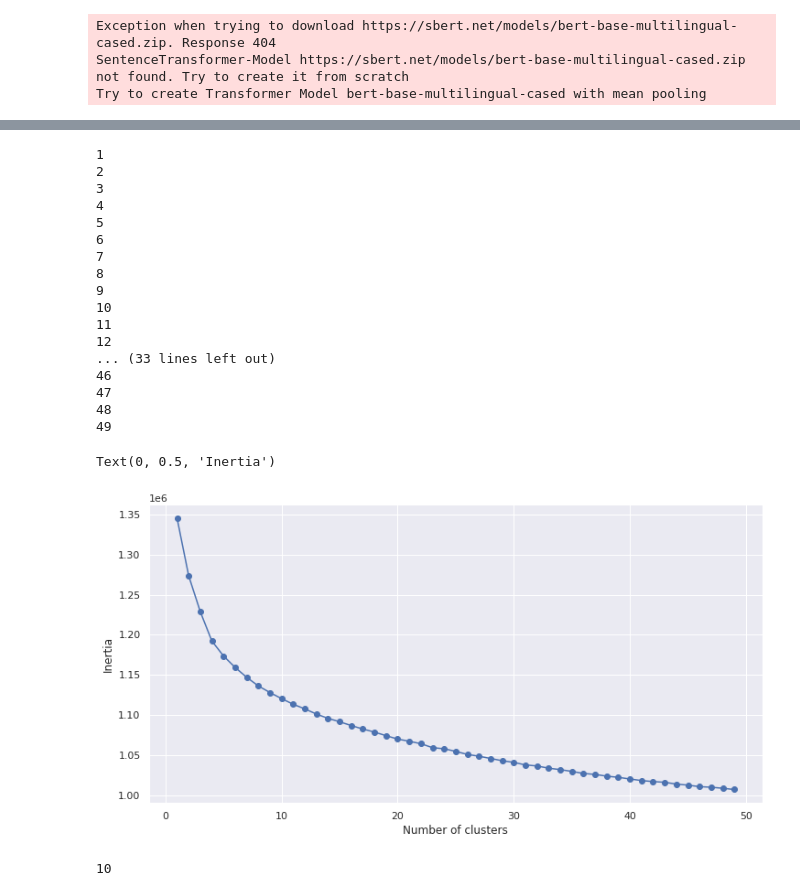
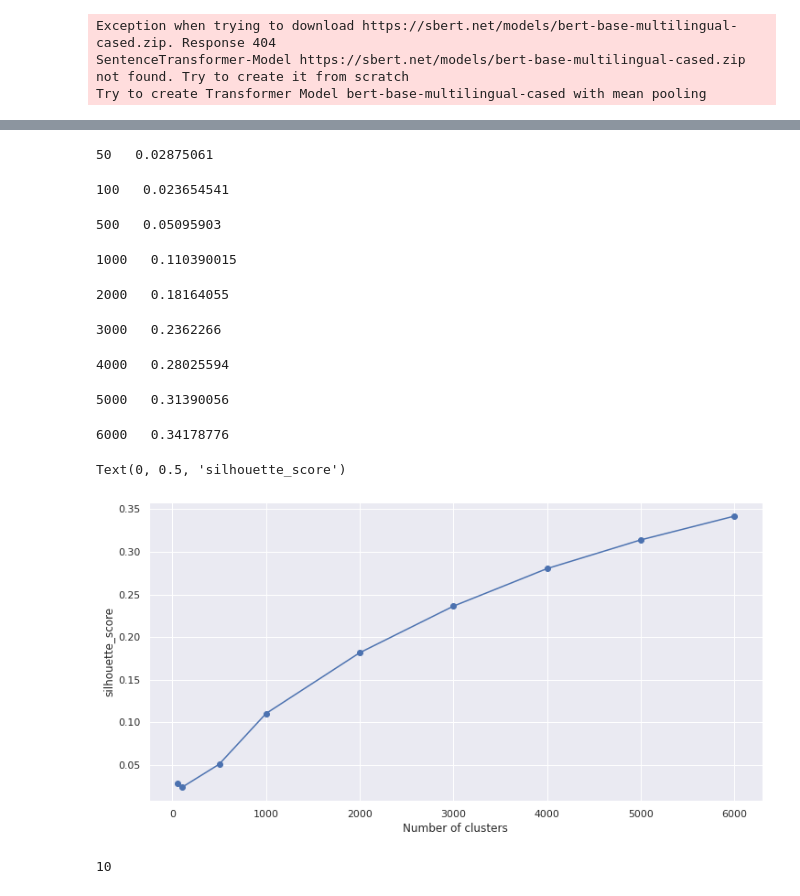
Before and after one commit to SheidaTalei/FinalProject, a Jupyter notebook: SheidaTalei_KMeanVsBERT_FinalProject.ipynb, the cells around one changed output, grey strips where cells are left out. Saved outputs shown, nothing was run; the diff lists cells and outputs as text; code cells hidden in the pictures.

```diff
--- a/SheidaTalei_KMeanVsBERT_FinalProject.ipynb
+++ b/SheidaTalei_KMeanVsBERT_FinalProject.ipynb
@@ -142,3 +146,10 @@ Try to create Transformer Model bert-base-multilingual-cased with mean pooling
 # %%
 #Source: https://github.com/UKPLab/sentence-transformers
 sentence_embeddings = model.encode(X_train)
+# %%
+num_cluster = 15
+kmean=KMeans(n_clusters=num_cluster)
+kmean.fit(sentence_embeddings)
+labels = kmean.labels_
+silhoute = metrics.silhouette_score(sentence_embeddings, labels, metric='euclidean')
+print("silhouette_score is: ",silhoute)
@@ -145,34 +193,32 @@ sentence_embeddings = model.encode(X_train)
 # %%
 SSE = []
-for cluster in range(1,50):
+clusterList = [50,100,500,1000,2000,3000,4000,5000,6000]
+for cluster in clusterList:
     kmeans = KMeans(n_jobs = -1, n_clusters = cluster, init='k-means++')
     kmeans.fit(sentence_embeddings)
-    SSE.append(kmeans.inertia_)
-    print (cluster)
+    # SSE.append(kmeans.inertia_)
+    labels = kmeans.labels_
+    a = metrics.silhouette_score(sentence_embeddings, labels, metric='euclidean')
+    SSE.append(a)
+    # clusterList.append(cluster)
+    print (cluster , " " , a)
+    # cluster = cluster + 10
 
 # converting the results into a dataframe and plotting them
-frame = pd.DataFrame({'Cluster':range(1,50), 'SSE':SSE})
+frame = pd.DataFrame({'Cluster':clusterList, 'SSE':SSE})
 plt.figure(figsize=(12,6))
 plt.plot(frame['Cluster'], frame['SSE'], marker='o')
 plt.xlabel('Number of clusters')
-plt.ylabel('Inertia')
+plt.ylabel('silhouette_score')
 # %% [output]
-1
-2
-3
-4
-5
-6
-7
-8
-9
-10
-11
-12
-... (33 lines left out)
-46
-47
-48
-49
+50   0.02875061
-Text(0, 0.5, 'Inertia')
+100   0.023654541
+500   0.05095903
+1000   0.110390015
+2000   0.18164055
+3000   0.2362266
+4000   0.28025594
+5000   0.31390056
+6000   0.34178776
+Text(0, 0.5, 'silhouette_score')
-[figure, old version]
+[figure, new version]
```
Also changed, not shown: parts of 10 cells of this notebook.
